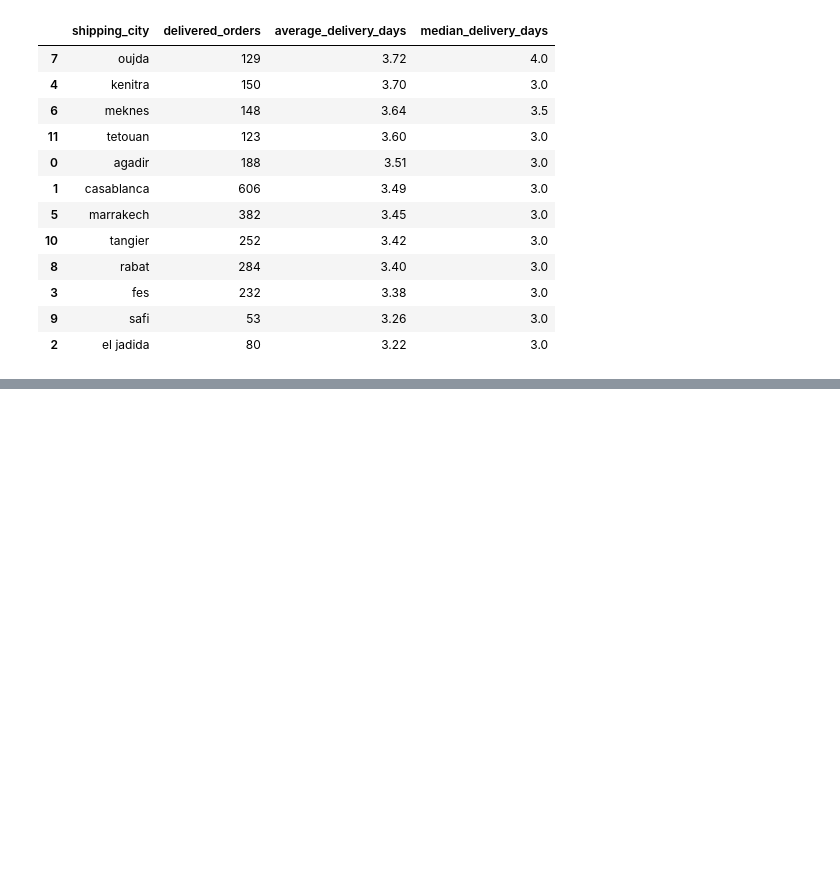
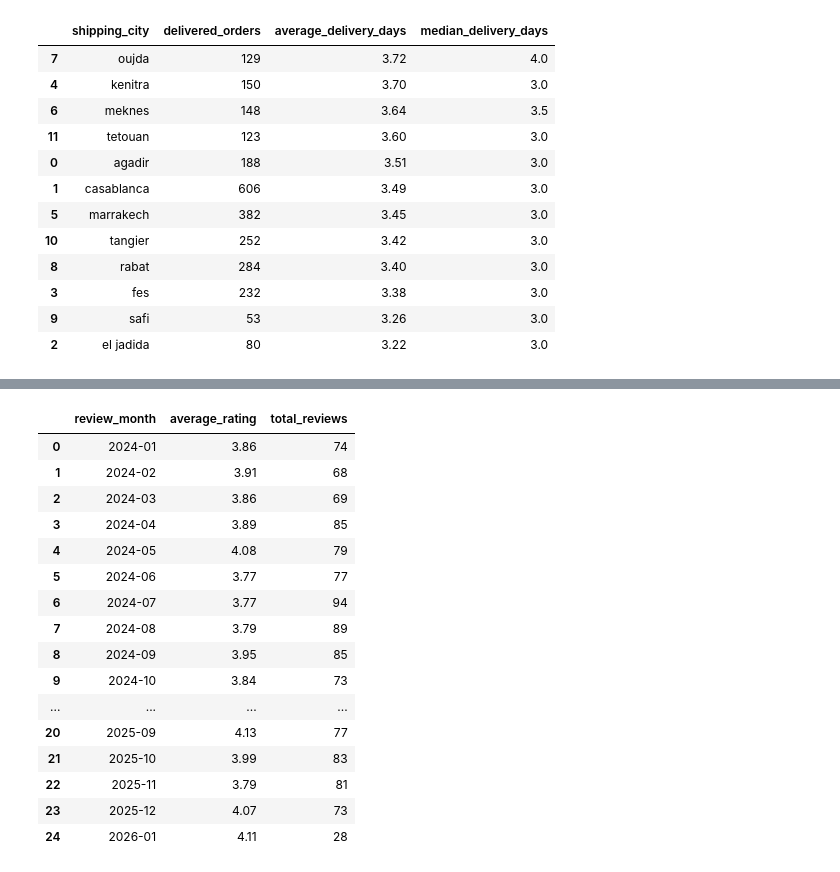
Before and after one commit to aminekabli55/morocco-retail-intelligence, a Jupyter notebook: notebooks/02_exploratory_data_analysis.ipynb, the cells around one changed output, grey strips where cells are left out. Cells and saved outputs as stored; diff of their text form; code cells hidden in the pictures; blank space fills up the shorter version.

```diff
--- a/notebooks/02_exploratory_data_analysis.ipynb
+++ b/notebooks/02_exploratory_data_analysis.ipynb
@@ -795,0 +1177,39 @@ delivery_by_city.round(2)
+# %%
+monthly_satisfaction = (
+    reviews
+    .dropna(subset=["rating", "review_date"])
+    .assign(
+        review_month=lambda df: df["review_date"].dt.to_period("M")
+    )
+    .groupby("review_month")
+    .agg(
+        average_rating=("rating", "mean"),
+        total_reviews=("rating", "count"),
+    )
+    .reset_index()
+    .sort_values("review_month")
+)
+
+monthly_satisfaction["average_rating"] = (
+    monthly_satisfaction["average_rating"].round(2)
+)
+
+monthly_satisfaction
+# %% [output]
+|  | review_month | average_rating | total_reviews |
+| 0 | 2024-01 | 3.86 | 74 |
+| 1 | 2024-02 | 3.91 | 68 |
+| 2 | 2024-03 | 3.86 | 69 |
+| 3 | 2024-04 | 3.89 | 85 |
+| 4 | 2024-05 | 4.08 | 79 |
+| 5 | 2024-06 | 3.77 | 77 |
+| 6 | 2024-07 | 3.77 | 94 |
+| 7 | 2024-08 | 3.79 | 89 |
+| 8 | 2024-09 | 3.95 | 85 |
+| 9 | 2024-10 | 3.84 | 73 |
+| ... | ... | ... | ... |
+| 20 | 2025-09 | 4.13 | 77 |
+| 21 | 2025-10 | 3.99 | 83 |
+| 22 | 2025-11 | 3.79 | 81 |
+| 23 | 2025-12 | 4.07 | 73 |
+| 24 | 2026-01 | 4.11 | 28 |
```
Also changed, not shown: parts of 15 cells of this notebook.
